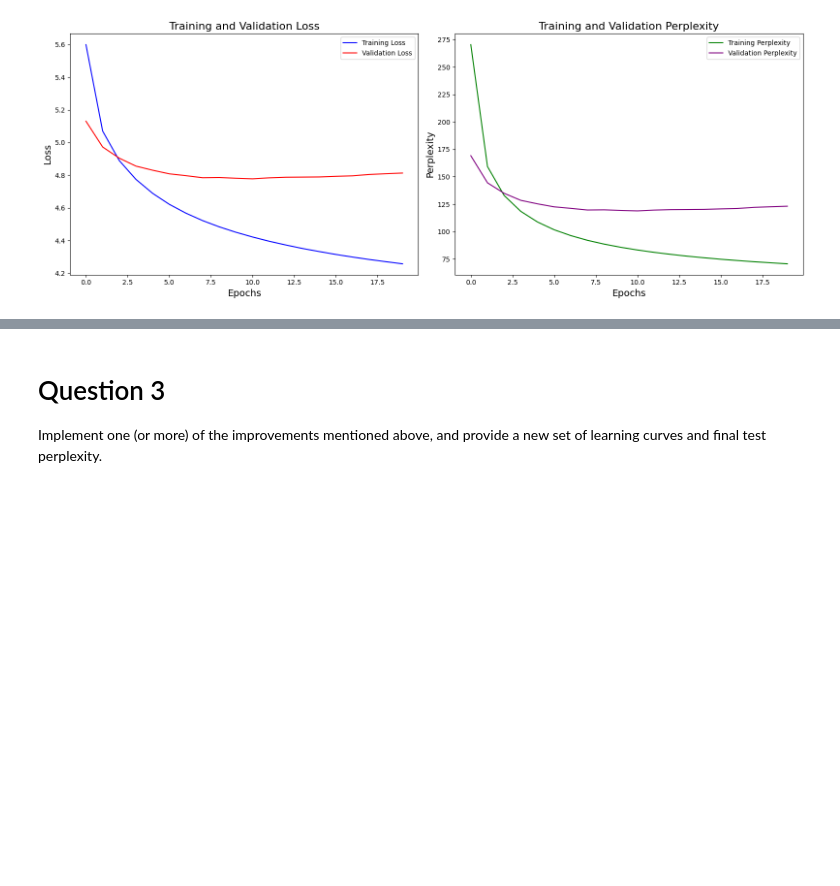
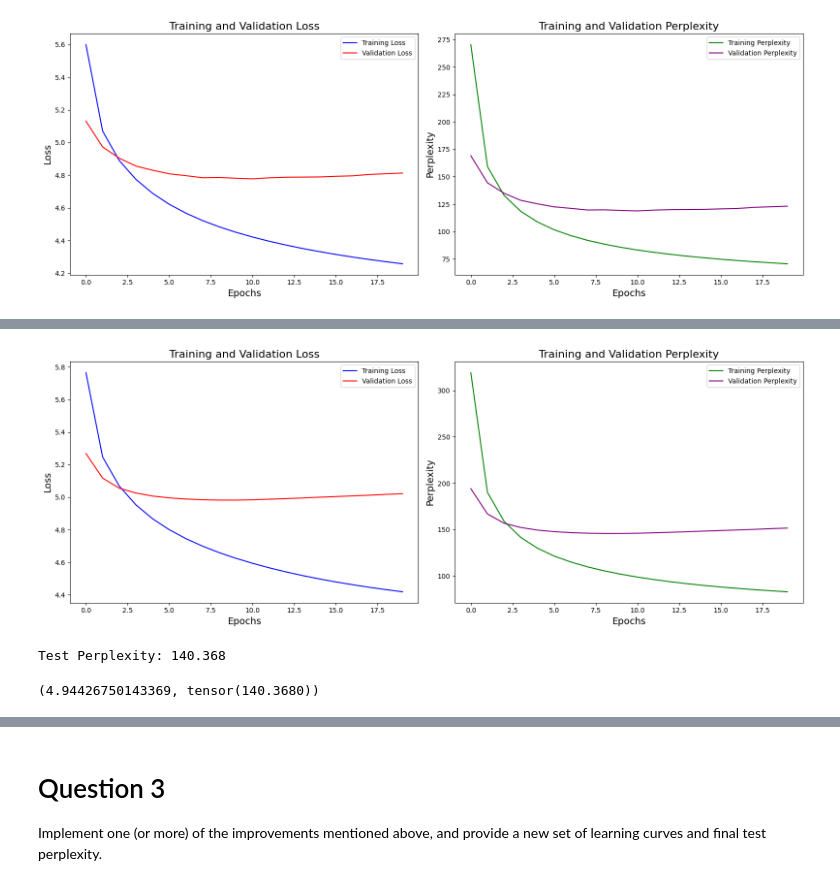
Before and after one commit to msai437-group3/hw4, a Jupyter notebook: RNN.ipynb, the cells around one changed output, grey strips where cells are left out. Drawn from its saved outputs; the diff is of its cells as text; code cells hidden in the pictures; blank space fills up the shorter version.

```diff
--- a/RNN.ipynb
+++ b/RNN.ipynb
@@ -530,7 +732,7 @@ Change to not shuffling training data and pass on the hidden state to the next b
 params = {
     'training_shuffle': False,
     'learning_rate': 0.001,
-    'hidden_dim': 500,
+    'hidden_dim': 100,
     'embedding_dim': 100,
     'time_step': 10,
     'batch_size': 1024,
@@ -543,3 +745,4 @@ params = {
 model = RNNModel(params).to(device)
 model.train()
 model.test()
+# %% [output]
@@ -545,0 +766,3 @@ model.test()
+[figure, added]
+Test Perplexity: 140.368
+(4.94426750143369, tensor(140.3680))
```
Also changed, not shown: parts of 52 cells of this notebook.
